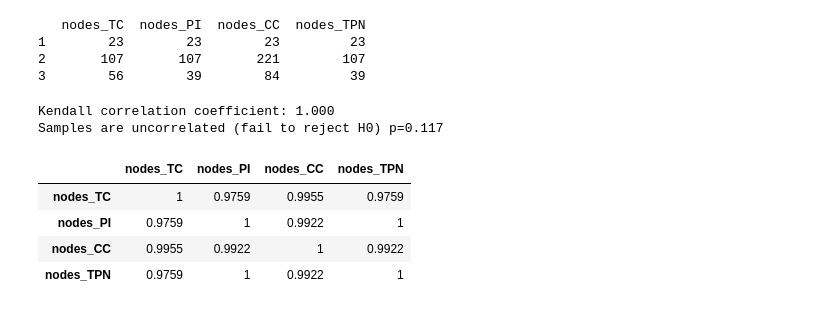
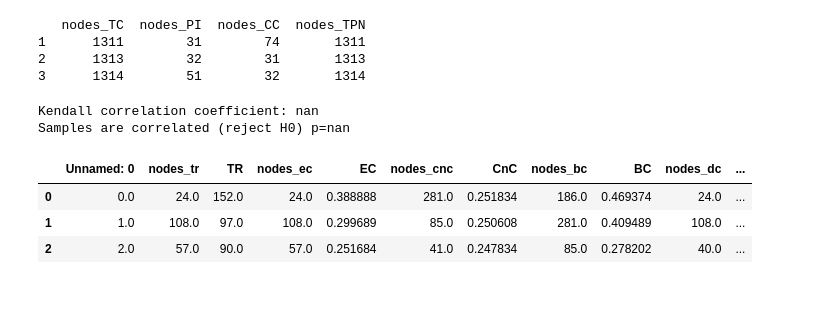
Before and after one commit to amshoo/python, a Jupyter notebook: Total_Power_of_Node.ipynb, the cells around one changed output. Saved outputs shown, nothing was run; the diff lists cells and outputs as text; code cells hidden in the pictures.

```diff
--- a/Total_Power_of_Node.ipynb
+++ b/Total_Power_of_Node.ipynb
@@ -33,15 +33,15 @@ First_Five
 # %%
 #return the total power of node i.
 def TPN(i):
-    PI_ofi = Graph_Entropy_measure.PI_of(i)
+    PI_ofi = 1/Graph_Entropy_measure.PI_of(i)
     TC_ofi = Tr_centrality_measure.TC_of(i)
     CC_ofi = Constraint_Coefficient.CC_of(i)
     #Weight to normalize the measures
-    n1=TC_ofi /Tr_centrality_measure.TC_of(i)+Graph_Entropy_measure.PI_of(i)+Constraint_Coefficient.CC_of(i)
-    n2=PI_ofi/Tr_centrality_measure.TC_of(i)+Graph_Entropy_measure.PI_of(i)+Constraint_Coefficient.CC_of(i)
-    n3=CC_ofi/Tr_centrality_measure.TC_of(i)+Graph_Entropy_measure.PI_of(i)+Constraint_Coefficient.CC_of(i)
+    dn=PI_ofi+TC_ofi+CC_ofi
+    n1=round(TC_ofi/dn, 2)
+    n2=round(PI_ofi/dn, 2)
+    n3=round(CC_ofi/dn, 2)
     #equation []
-    #TPN_i  = (n1*TC_ofi)+(n2*PI_ofi)+(n3*CC_ofi)
     TPN_i  = (n1*TC_ofi)+(n2*PI_ofi)+(n3*CC_ofi)
     return TPN_i
 # %%
@@ -100,9 +113,9 @@ print(ranking_table)
 #Top_Five.to_csv('result/Propose_Table_power_network.csv')
 # %% [output]
    nodes_TC  nodes_PI  nodes_CC  nodes_TPN
-1        23        23        23         23
-2       107       107       221        107
-3        56        39        84         39
+1      1311        31        74       1311
+2      1313        32        31       1313
+3      1314        51        32       1314
 # %%
 # calculate the kendall's correlation between two variables# calcul
 from numpy.random import rand
@@ -110,8 +123,8 @@ from numpy.random import seed
 from scipy.stats import kendalltau
 
 # prepare data
-data1 = ranking_table['nodes_TPN']
-data2 = data1 + ranking_table['nodes_CC']+ ranking_table['nodes_PI']+ ranking_table['nodes_TC']
+data1 = Top_FiveR['TPN_i']
+data2 = data1 + Top_FiveR['CC_i']+ Top_FiveR['PI_i']+ Top_FiveR['TC_i']
 # calculate kendall's correlation
 coef, p = kendalltau(data1, data2)
 print('Kendall correlation coefficient: %.3f' % coef)
@@ -122,8 +135,27 @@ if p > alpha:
 else:
 	print('Samples are correlated (reject H0) p=%.3f' % p)
 # %% [output]
-Kendall correlation coefficient: 1.000
-Samples are uncorrelated (fail to reject H0) p=0.117
+Kendall correlation coefficient: nan
+Samples are correlated (reject H0) p=nan
+# %%
+cent = pd.read_csv('result/cent_bio_network.csv')
+all_in=pd.concat([cent,Propose_Result_table], axis=1, sort=False)
+all_in.nodes_PI = all_in.nodes_PI + 1
+all_in.nodes_TC = all_in.nodes_TC + 1
+all_in.nodes_CC = all_in.nodes_CC + 1
+all_in.nodes_TPN = all_in.nodes_TPN + 1
+Top_Five_all_in = pd.DataFrame(all_in.loc[0:2])
+ranking_table_all_in = pd.concat([Top_Five_all_in['nodes_tr'], Top_Five_all_in['nodes_bc'], Top_Five_all_in['nodes_cnc'],
+                                  Top_Five_all_in['nodes_dc'], Top_Five_all_in['nodes_ec'],Top_Five_all_in['nodes_TC'],
+                                  Top_Five_all_in['nodes_PI'], Top_Five_all_in['nodes_CC'],Top_Five_all_in['nodes_TPN']],
+                                 axis=1, sort=False)
+
+Top_Five_all_in
+# %% [output]
+|  | Unnamed: 0 | nodes_tr | TR | nodes_ec | EC | nodes_cnc | CnC | nodes_bc | BC | nodes_dc | ... |
+| 0 | 0.0 | 24.0 | 152.0 | 24.0 | 0.388888 | 281.0 | 0.251834 | 186.0 | 0.469374 | 24.0 | ... |
+| 1 | 1.0 | 108.0 | 97.0 | 108.0 | 0.299689 | 85.0 | 0.250608 | 281.0 | 0.409489 | 108.0 | ... |
+| 2 | 2.0 | 57.0 | 90.0 | 57.0 | 0.251684 | 41.0 | 0.247834 | 85.0 | 0.278202 | 40.0 | ... |
 # %%
 # Importing required libraries
 import researchpy as rp
@@ -136,8 +168,0 @@ corr_pair = rp.corr_pair(Top_FiveR[['nodes_TC', 'nodes_PI', 'nodes_CC', 'nodes_T
-# %%
- corr_matrix
-# %% [output]
-|  | nodes_TC | nodes_PI | nodes_CC | nodes_TPN |
-| nodes_TC | 1 | 0.9759 | 0.9955 | 0.9759 |
-| nodes_PI | 0.9759 | 1 | 0.9922 | 1 |
-| nodes_CC | 0.9955 | 0.9922 | 1 | 0.9922 |
-| nodes_TPN | 0.9759 | 1 | 0.9922 | 1 |
```
Also changed, not shown: parts of 8 cells of this notebook, 8 other files.
